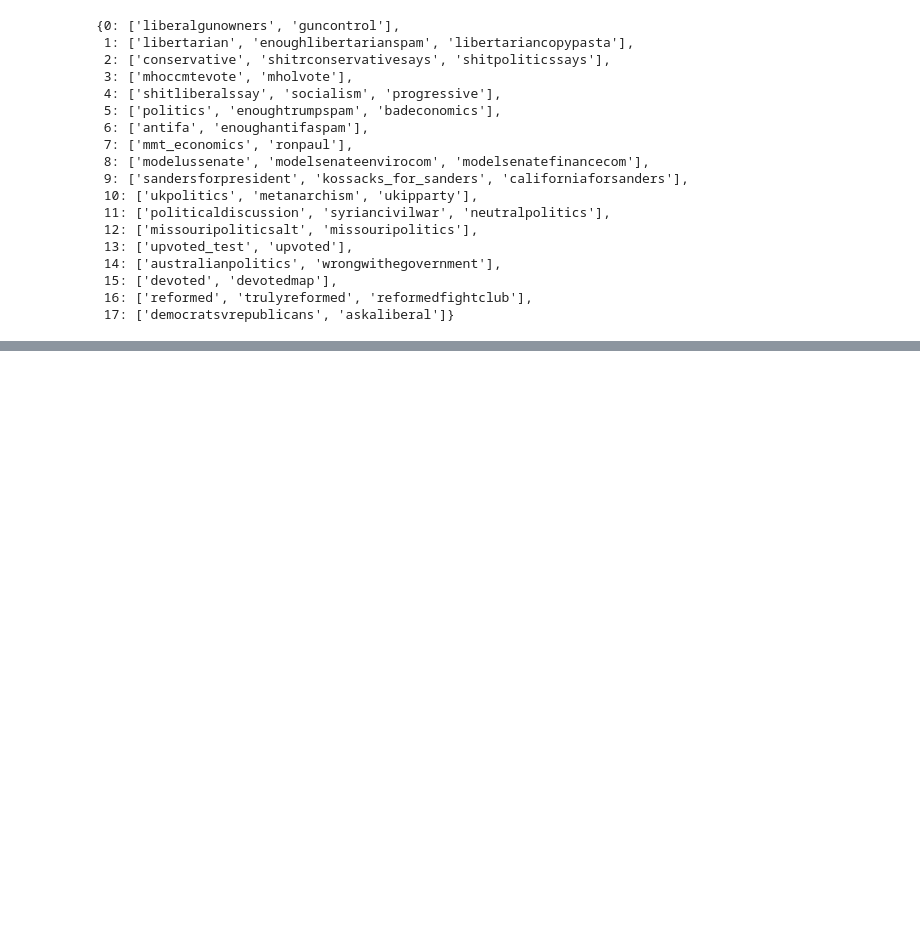
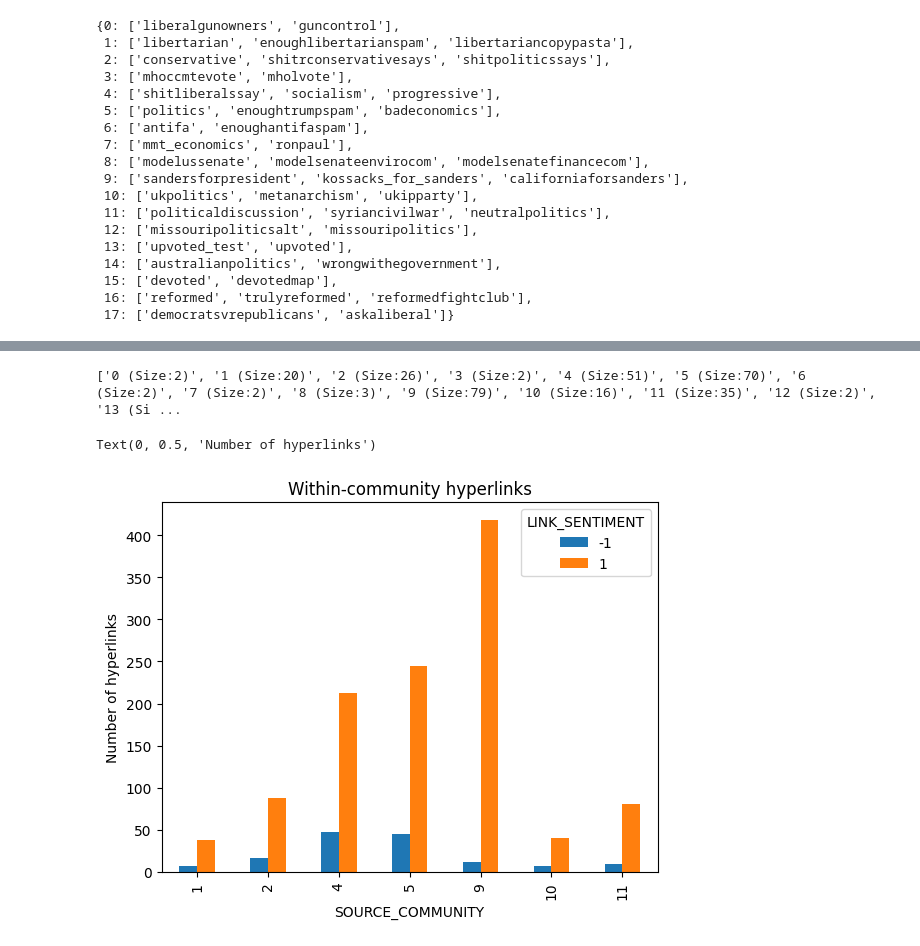
Before and after one commit to kehunter/stat236-subreddit-clustering, a Jupyter notebook: sentiment.ipynb, the cells around one changed output, grey strips where cells are left out. Cells and saved outputs as stored; diff of their text form; code cells hidden in the pictures; blank space fills up the shorter version.

```diff
--- a/sentiment.ipynb
+++ b/sentiment.ipynb
@@ -703 +684,18 @@ df[['SOURCE_COMMUNITY','TARGET_COMMUNITY']].value_counts().reset_index()
+# %%
+hyperlink_df = links_df.pivot_table(index=['SOURCE_COMMUNITY','TARGET_COMMUNITY'],
+                     columns='LINK_SENTIMENT', values='count', fill_value=0).reset_index()
+
+## LINKS WITHIN COMMUNITIES
+plot_df = hyperlink_df[hyperlink_df['SOURCE_COMMUNITY'] == hyperlink_df['TARGET_COMMUNITY']].reset_index()
+
+
+xlabels = [f'{i} (Size:{len(c)})' for i, c in enumerate(communities)]
+print(xlabels)
+plot_df[plot_df[1] > 25].plot.bar(x="SOURCE_COMMUNITY", y=[-1,1]);
+plt.title("Within-community hyperlinks")
+plt.ylabel("Number of hyperlinks")
+# %% [output]
+['0 (Size:2)', '1 (Size:20)', '2 (Size:26)', '3 (Size:2)', '4 (Size:51)', '5 (Size:70)', '6 (Size:2)', '7 (Size:2)', '8 (Size:3)', '9 (Size:79)', '10 (Size:16)', '11 (Size:35)', '12 (Size:2)', '13 (Si ...
+Text(0, 0.5, 'Number of hyperlinks')
+[figure, added]
 # %%
```
Also changed, not shown: parts of 14 cells of this notebook.
